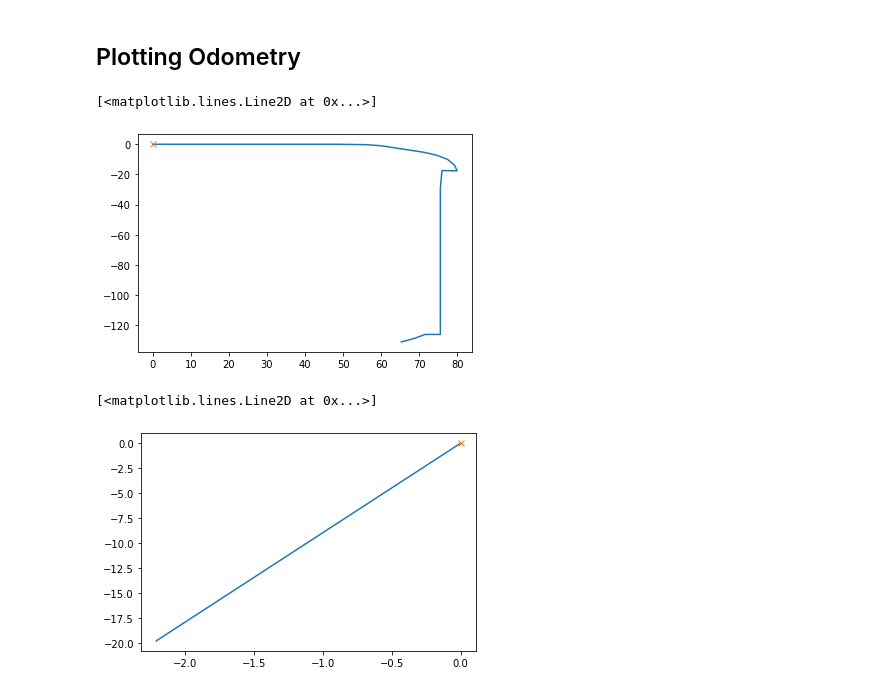
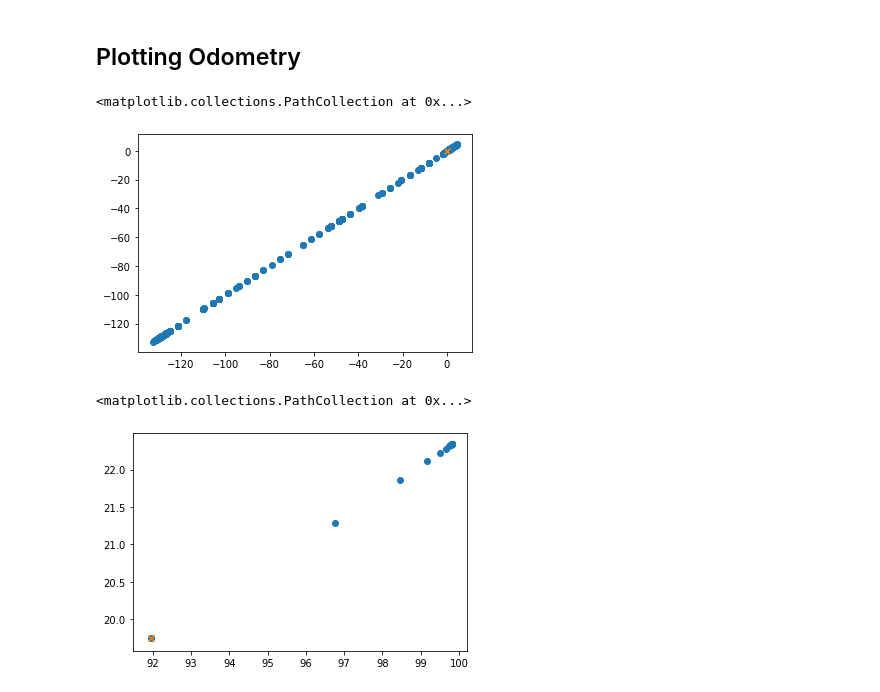
Before and after one commit to luizcartolano2/mc907-mobile-robotics, a Jupyter notebook: project4-deep-vo.ipynb, the cells around one changed output. Drawn from its saved outputs; the diff is of its cells as text; code cells hidden in the pictures.

```diff
--- a/project4-deep-vo.ipynb
+++ b/project4-deep-vo.ipynb
@@ -150,7 +150,7 @@ def load_images(img_dir, img_size=(256,144)):
         img1 = images[i]
         img2 = images[i+1]
 
-        ret = np.empty((2, img_size[1], img_size[0], 6))
+        ret = np.empty((1, img_size[1], img_size[0], 6))
         ret[0, ..., 0:3] = img1
         ret[0, ..., 3:6] = img2
 
@@ -162,7 +162,7 @@ def load_images(img_dir, img_size=(256,144)):
     print("|    Images count : ",len(images_set))
 
     # reshape the array of all images
-    images_set = np.reshape(images_set, (-1, 144, 256, 6))
+    images_set = np.reshape(images_set, (-1,144, 256, 6))
     print("----------------------------------------------------------------------")
 
     return images_set
@@ -333,7 +333,7 @@ Function that acquire all data that will be used for training.
 # %%
 def VODataLoader(datapath,img_size=(256,144), test=False):
     if test:
-        sequences = ['1']
+        sequences = ['3']
     else:
         sequences = ['1','2','4','5','6']
 
@@ -701,12 +702,13 @@ torch.save(model.state_dict(), 'model/deepvo4.pt')
 ## Plotting Odometry
 # %%
 # (outputs[j].detach().numpy())[0]
-x_ori = [0]
-y_ori = [0]
+x_ori = []
+y_ori = []
 for i in range(1,len(y)):
     out = y[i]
     out = (out.detach().numpy())[0]
-
-    x_ori.append(x_ori[i-1] + out[0])
-    y_ori.append(y_ori[i-1] + out[1])
+    x_ori.append(out[0])
+    y_ori.append(out[0])
+#     x_ori.append(x_ori[i-1] + out[0])
+#     y_ori.append(y_ori[i-1] + out[1])
 # %%
@@ -721,12 +724,12 @@ for i in range(len(y_out)):
 # %%
-plt.plot(x_ori,y_ori)
-plt.plot(x_ori[0],y_ori[0],marker='x')
+plt.scatter(x_ori,y_ori)
+plt.scatter(x_ori[0],y_ori[0],marker='x')
 # %% [output]
-[<matplotlib.lines.Line2D at 0x...>]
+<matplotlib.collections.PathCollection at 0x...>
-[figure, old version]
+[figure, new version]
 # %%
-plt.plot(x_o,y_o)
-plt.plot(x_o[0],y_o[0],marker='x')
+plt.scatter(x_o,y_o)
+plt.scatter(x_o[0],y_o[0],marker='x')
 # %% [output]
-[<matplotlib.lines.Line2D at 0x...>]
+<matplotlib.collections.PathCollection at 0x...>
-[figure, old version]
+[figure, new version]
```
Also changed, not shown: parts of 20 cells of this notebook.
